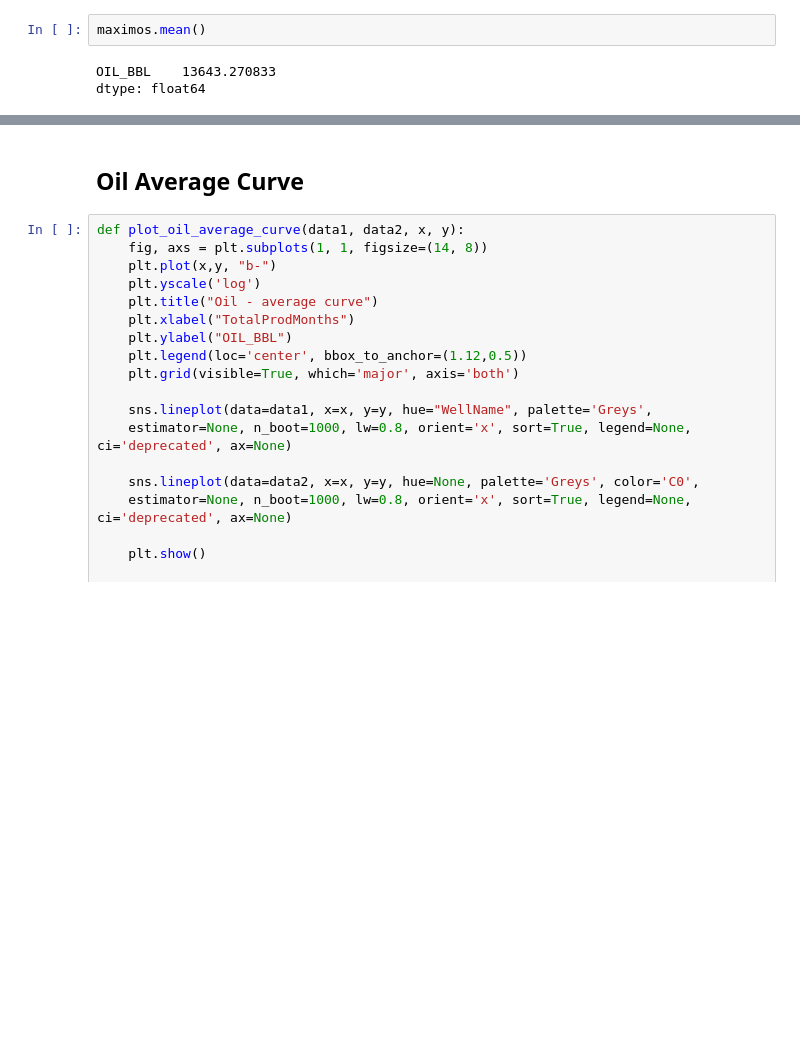
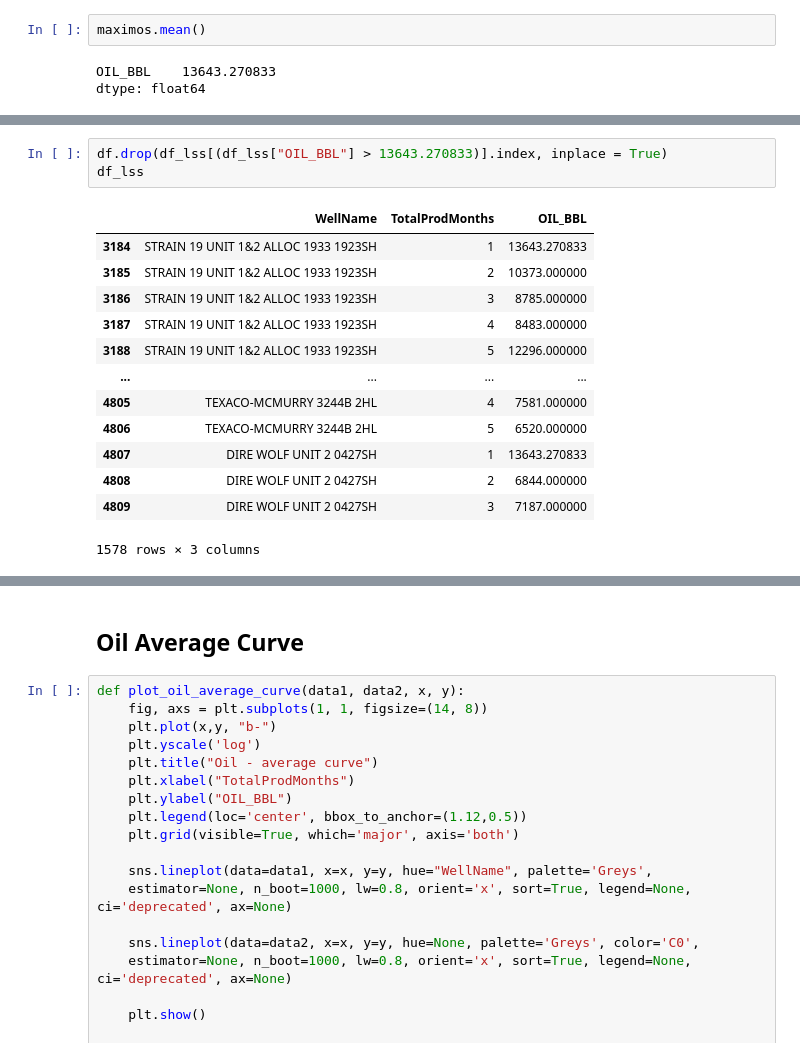
Before and after one commit to dasxgo/rocket-app, a Jupyter notebook: tap_rock_shlitz.ipynb, the cells around one changed output, grey strips where cells are left out. Drawn from its saved outputs; the diff is of its cells as text; blank space fills up the shorter version.

```diff
--- a/tap_rock_shlitz.ipynb
+++ b/tap_rock_shlitz.ipynb
@@ -281,0 +278,17 @@ dtype: float64
+# %%
+df.drop(df_lss[(df_lss["OIL_BBL"] > 13643.270833)].index, inplace = True)
+df_lss
+# %% [output]
+|  | WellName | TotalProdMonths | OIL_BBL |
+| 3184 | STRAIN 19 UNIT 1&2 ALLOC 1933 1923SH | 1 | 13643.270833 |
+| 3185 | STRAIN 19 UNIT 1&2 ALLOC 1933 1923SH | 2 | 10373.000000 |
+| 3186 | STRAIN 19 UNIT 1&2 ALLOC 1933 1923SH | 3 | 8785.000000 |
+| 3187 | STRAIN 19 UNIT 1&2 ALLOC 1933 1923SH | 4 | 8483.000000 |
+| 3188 | STRAIN 19 UNIT 1&2 ALLOC 1933 1923SH | 5 | 12296.000000 |
+| ... | ... | ... | ... |
+| 4805 | TEXACO-MCMURRY 3244B 2HL | 4 | 7581.000000 |
+| 4806 | TEXACO-MCMURRY 3244B 2HL | 5 | 6520.000000 |
+| 4807 | DIRE WOLF UNIT 2 0427SH | 1 | 13643.270833 |
+| 4808 | DIRE WOLF UNIT 2 0427SH | 2 | 6844.000000 |
+| 4809 | DIRE WOLF UNIT 2 0427SH | 3 | 7187.000000 |
+1578 rows × 3 columns
```
Also changed, not shown: parts of 4 cells of this notebook.
